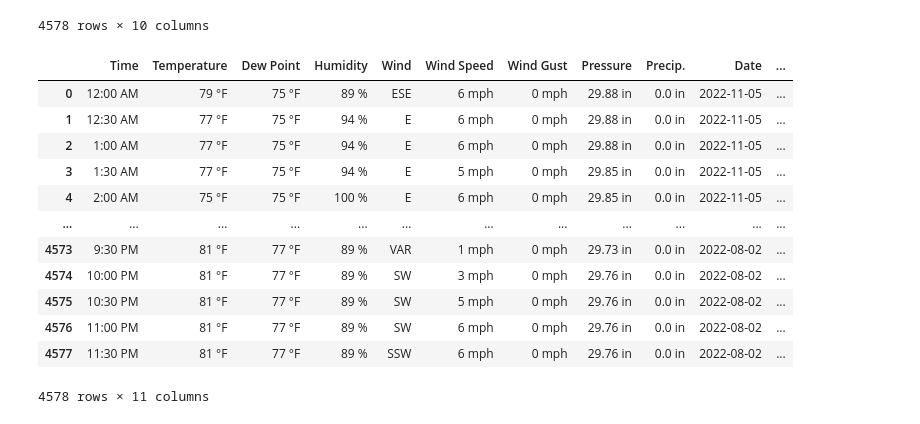
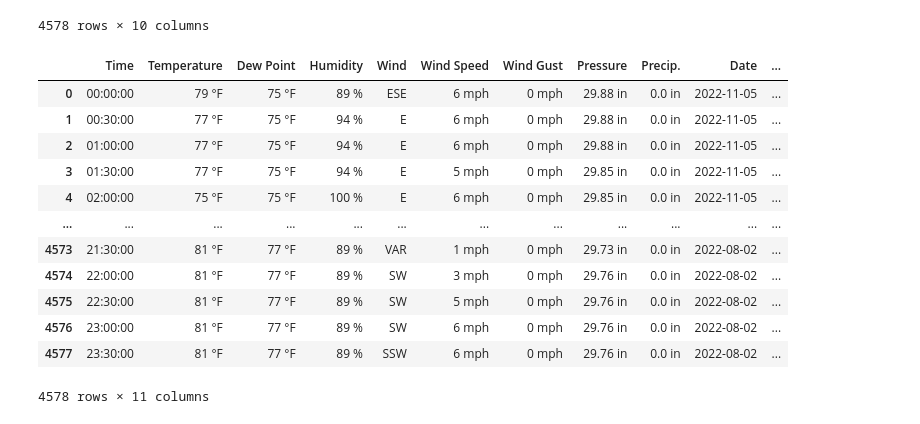
Before and after one commit to TomatoFT/Weather-Analysis-and-Forecasting-App, a Jupyter notebook: EDA.ipynb, the cells around one changed output. Saved outputs shown, nothing was run; the diff lists cells and outputs as text; code cells hidden in the pictures.

```diff
--- a/EDA.ipynb
+++ b/EDA.ipynb
@@ -21,19 +23,20 @@ df
 | 4577 | 11:30 PM | 81 °F | 77 °F | 89 % | SSW | 6 mph | 0 mph | 29.76 in | 0.0 in | 2022-08-02 |
 4578 rows × 10 columns
 # %%
+df['Time'] = pd.to_datetime(df['Time']).dt.strftime('%H:%M:%S')
 df['DateTime']=pd.to_datetime(df['Date'] + ' ' + df['Time'])
 df
 # %% [output]
 |  | Time | Temperature | Dew Point | Humidity | Wind | Wind Speed | Wind Gust | Pressure | Precip. | Date | ... |
-| 0 | 12:00 AM | 79 °F | 75 °F | 89 % | ESE | 6 mph | 0 mph | 29.88 in | 0.0 in | 2022-11-05 | ... |
-| 1 | 12:30 AM | 77 °F | 75 °F | 94 % | E | 6 mph | 0 mph | 29.88 in | 0.0 in | 2022-11-05 | ... |
-| 2 | 1:00 AM | 77 °F | 75 °F | 94 % | E | 6 mph | 0 mph | 29.88 in | 0.0 in | 2022-11-05 | ... |
-| 3 | 1:30 AM | 77 °F | 75 °F | 94 % | E | 5 mph | 0 mph | 29.85 in | 0.0 in | 2022-11-05 | ... |
-| 4 | 2:00 AM | 75 °F | 75 °F | 100 % | E | 6 mph | 0 mph | 29.85 in | 0.0 in | 2022-11-05 | ... |
+| 0 | 00:00:00 | 79 °F | 75 °F | 89 % | ESE | 6 mph | 0 mph | 29.88 in | 0.0 in | 2022-11-05 | ... |
+| 1 | 00:30:00 | 77 °F | 75 °F | 94 % | E | 6 mph | 0 mph | 29.88 in | 0.0 in | 2022-11-05 | ... |
+| 2 | 01:00:00 | 77 °F | 75 °F | 94 % | E | 6 mph | 0 mph | 29.88 in | 0.0 in | 2022-11-05 | ... |
+| 3 | 01:30:00 | 77 °F | 75 °F | 94 % | E | 5 mph | 0 mph | 29.85 in | 0.0 in | 2022-11-05 | ... |
+| 4 | 02:00:00 | 75 °F | 75 °F | 100 % | E | 6 mph | 0 mph | 29.85 in | 0.0 in | 2022-11-05 | ... |
 | ... | ... | ... | ... | ... | ... | ... | ... | ... | ... | ... | ... |
-| 4573 | 9:30 PM | 81 °F | 77 °F | 89 % | VAR | 1 mph | 0 mph | 29.73 in | 0.0 in | 2022-08-02 | ... |
-| 4574 | 10:00 PM | 81 °F | 77 °F | 89 % | SW | 3 mph | 0 mph | 29.76 in | 0.0 in | 2022-08-02 | ... |
-| 4575 | 10:30 PM | 81 °F | 77 °F | 89 % | SW | 5 mph | 0 mph | 29.76 in | 0.0 in | 2022-08-02 | ... |
-| 4576 | 11:00 PM | 81 °F | 77 °F | 89 % | SW | 6 mph | 0 mph | 29.76 in | 0.0 in | 2022-08-02 | ... |
-| 4577 | 11:30 PM | 81 °F | 77 °F | 89 % | SSW | 6 mph | 0 mph | 29.76 in | 0.0 in | 2022-08-02 | ... |
+| 4573 | 21:30:00 | 81 °F | 77 °F | 89 % | VAR | 1 mph | 0 mph | 29.73 in | 0.0 in | 2022-08-02 | ... |
+| 4574 | 22:00:00 | 81 °F | 77 °F | 89 % | SW | 3 mph | 0 mph | 29.76 in | 0.0 in | 2022-08-02 | ... |
+| 4575 | 22:30:00 | 81 °F | 77 °F | 89 % | SW | 5 mph | 0 mph | 29.76 in | 0.0 in | 2022-08-02 | ... |
+| 4576 | 23:00:00 | 81 °F | 77 °F | 89 % | SW | 6 mph | 0 mph | 29.76 in | 0.0 in | 2022-08-02 | ... |
+| 4577 | 23:30:00 | 81 °F | 77 °F | 89 % | SSW | 6 mph | 0 mph | 29.76 in | 0.0 in | 2022-08-02 | ... |
 4578 rows × 11 columns
```
Also changed, not shown: parts of 17 cells of this notebook, 1 other file.
